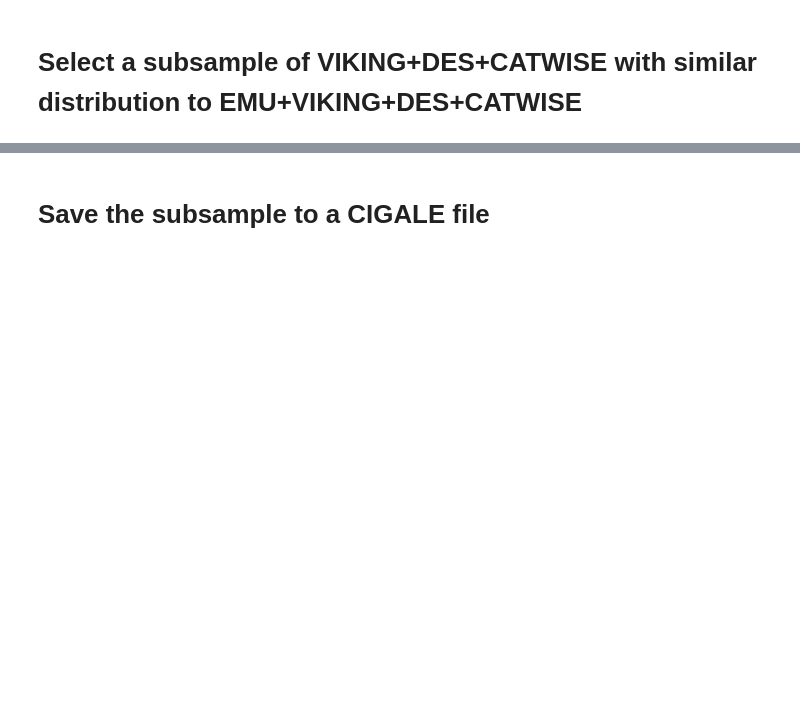
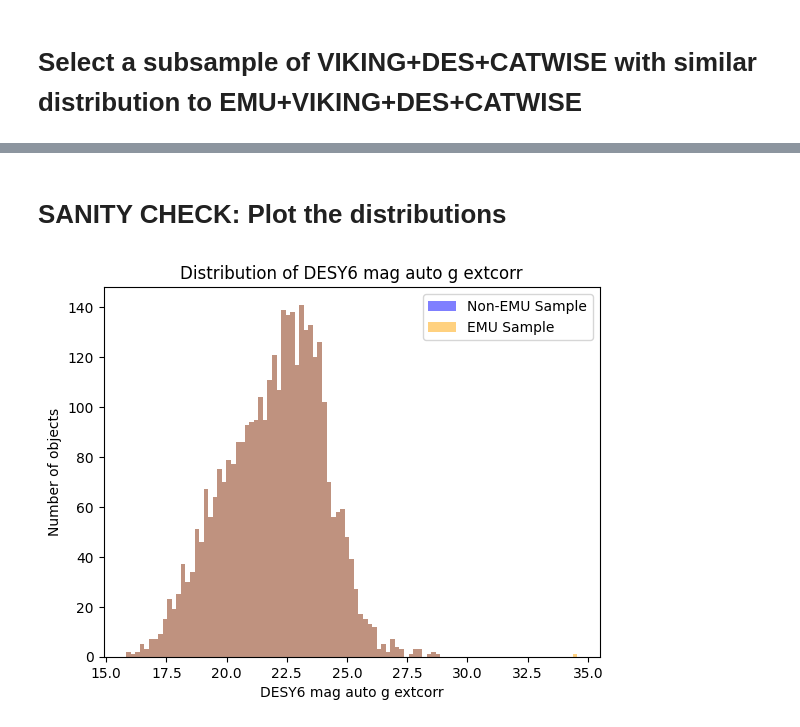
Before and after one commit to theWebTardigrade/fundamental-properties-of-EMU-radio-sources, a Jupyter notebook: code/7.5_VIKING_Cigale.ipynb, the cells around one changed output, grey strips where cells are left out. Drawn from its saved outputs; the diff is of its cells as text; code cells hidden in the pictures; blank space fills up the shorter version.

```diff
--- a/code/7.5_VIKING_Cigale.ipynb
+++ b/code/7.5_VIKING_Cigale.ipynb
@@ -93,17 +83,27 @@ See the caveats in the documentation: https://pandas.pydata.org/pandas-docs/stab
 # %% [markdown]
 ## Remove EMU+VIKING+DES+CATWISE crossmatch data from VIKING+DES+CATWISE
 # %%
-# List of id columns
-cols = ['DESY6_coadd_object_id', 'VKG_sourceID', 'CAT_source_id']
+# Columns to compare (same names in both DataFrames)
+compare_cols = ['DESY6_coadd_object_id', 'VKG_sourceID', 'CAT_source_name']
 
-# Create a boolean mask for each column: True where df1[col] is in df2[col]
-mask = pd.Series(False, index=other_catalog_matches_noMags_full.index)  # initialize False mask
+# Step 1: Create a merge key to identify matching rows
+other_catalog_matches_noMags_full['_merge_key'] = other_catalog_matches_noMags_full[compare_cols].astype(str).agg('_'.join, axis=1)
+emu_catalog_matches_noMags_full['_merge_key'] = emu_catalog_matches_noMags_full[compare_cols].astype(str).agg('_'.join, axis=1)
 
-for col in cols:
-    mask |= other_catalog_matches_noMags_full[col].isin(emu_catalog_matches_noMags_full[col])
+# Step 2: Remove rows from df1 where values in compare_cols match any row in df2
+non_emu_fullphot_filtered = other_catalog_matches_noMags_full[~other_catalog_matches_noMags_full['_merge_key'].isin(emu_catalog_matches_noMags_full['_merge_key'])].copy()
 
-# Select only rows in df1 where mask is False (i.e., no match on any column)
-other_catalog_matches_noMags_full_filtered = other_catalog_matches_noMags_full[~mask].copy()
+# Step 3: Drop the helper column
+non_emu_fullphot_filtered.drop(columns=['_merge_key'], inplace=True)
+emu_catalog_matches_noMags_full.drop(columns=['_merge_key'], inplace=True)
 
-print(f'Number of objects in the catalog that have matches in all three surveys and have full photometry but are not in EMU {len(other_catalog_matches_noMags_full_filtered)}')
+# Step 4: Add source_flag (0 = from other_catalog_matches_noMags_full, 1 = from emu_catalog_matches_noMags_full)
+# other_catalog_matches_noMags_full['source_flag'] = 0
+# emu_catalog_matches_noMags_full['source_flag'] = 1
+
+# Step 5: Append df2 to the filtered df1
+# final_df = pd.concat([other_catalog_matches_noMags_full, emu_catalog_matches_noMags_full], ignore_index=True)
+final_df = non_emu_fullphot_filtered
+
+print(f'Number of objects in the catalog that have matches in all three surveys and have full photometry but are not in EMU {len(final_df)}')
 # %% [output]
@@ -162,5 +176,8 @@ def match_distribution_by_binning(df1, df2, column, bins, random_state=None):
 
     return df1_subsample
 # %%
-bins = np.linspace(emu_catalog_matches_noMags_full['some_column'].min(), emu_catalog_matches_noMags_full['some_column'].max(), 20)
-subsample_df1 = match_distribution_by_binning(other_catalog_matches_noMags_full_filtered, emu_catalog_matches_noMags_full, 'some_column', bins, random_state=42)
+bins = np.linspace(emu_catalog_matches_noMags_full['DESY6_mag_auto_g_extcorr'].min(), emu_catalog_matches_noMags_full['DESY6_mag_auto_g_extcorr'].max(), 100)
+subsample_df1 = match_distribution_by_binning(final_df, emu_catalog_matches_noMags_full, 'DESY6_mag_auto_g_extcorr', bins, random_state=42)
+
+# Save the subsample to a new file
+subsample_df1.to_csv('/home/polaris/Lab_Astro/data/cigale/nonemu_data/nonemu_data_sample.csv', index=False)
@@ -167,2 +194,12 @@ subsample_df1 = match_distribution_by_binning(other_catalog_matches_noMags_full_
 # %% [markdown]
-# Save the subsample to a CIGALE file
+# SANITY CHECK: Plot the distributions
+# %%
+plt.hist(subsample_df1['DESY6_mag_auto_g_extcorr'], bins=bins, alpha=0.5, label='Non-EMU Sample', color='blue')
+plt.hist(emu_catalog_matches_noMags_full['DESY6_mag_auto_g_extcorr'], bins=bins, alpha=0.5, label='EMU Sample', color='orange')
+plt.xlabel('DESY6 mag auto g extcorr')
+plt.ylabel('Number of objects')
+plt.legend()
+plt.title('Distribution of DESY6 mag auto g extcorr')
+plt.show()
+# %% [output]
+[figure, added]
```
Also changed, not shown: parts of 3 cells of this notebook, 2 other files.
